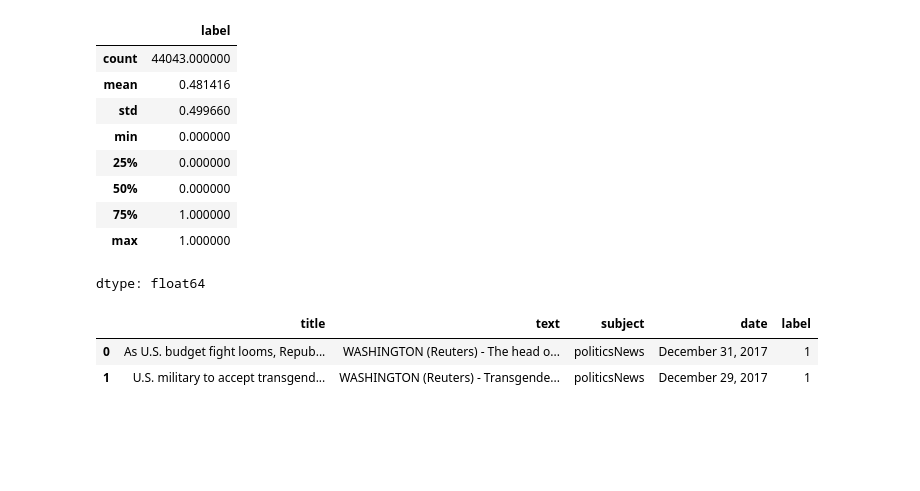
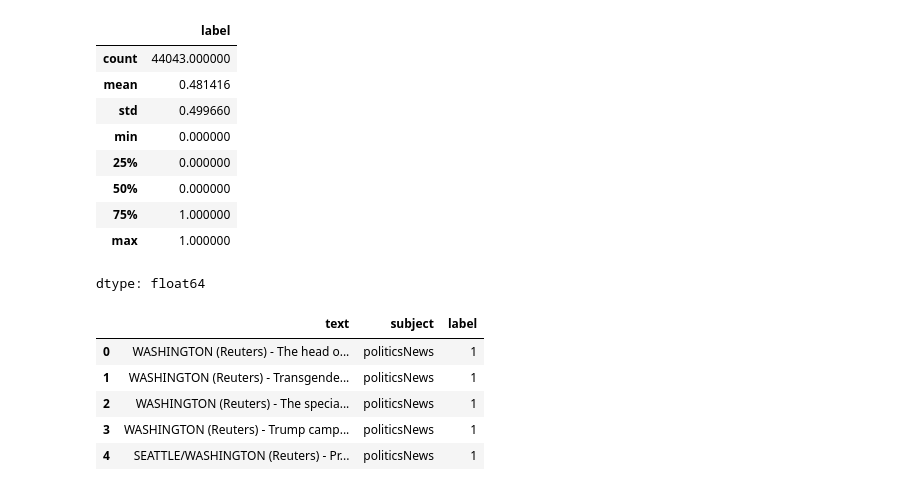
Before and after one commit to mentor-pranaya/Fake_news_identification_Infosys_Internship_Oct2024, a Jupyter notebook: Fake_News_Project.ipynb, the cells around one changed output. Cells and saved outputs as stored; diff of their text form; code cells hidden in the pictures; blank space fills up the shorter version.

```diff
--- a/Fake_News_Project.ipynb
+++ b/Fake_News_Project.ipynb
@@ -232,9 +232,12 @@ master['label'].describe()
 | 75% | 1.000000 |
 | max | 1.000000 |
 dtype: float64
-# %%
-df.head(2)
-# %% [output]
-|  | title | text | subject | date | label |
-| 0 | As U.S. budget fight looms, Repub... | WASHINGTON (Reuters) - The head o... | politicsNews | December 31, 2017 | 1 |
-| 1 | U.S. military to accept transgend... | WASHINGTON (Reuters) - Transgende... | politicsNews | December 29, 2017 | 1 |
+# %%
+master.head()
+# %% [output]
+|  | text | subject | label |
+| 0 | WASHINGTON (Reuters) - The head o... | politicsNews | 1 |
+| 1 | WASHINGTON (Reuters) - Transgende... | politicsNews | 1 |
+| 2 | WASHINGTON (Reuters) - The specia... | politicsNews | 1 |
+| 3 | WASHINGTON (Reuters) - Trump camp... | politicsNews | 1 |
+| 4 | SEATTLE/WASHINGTON (Reuters) - Pr... | politicsNews | 1 |
```
Also changed, not shown: parts of 4 cells of this notebook.
